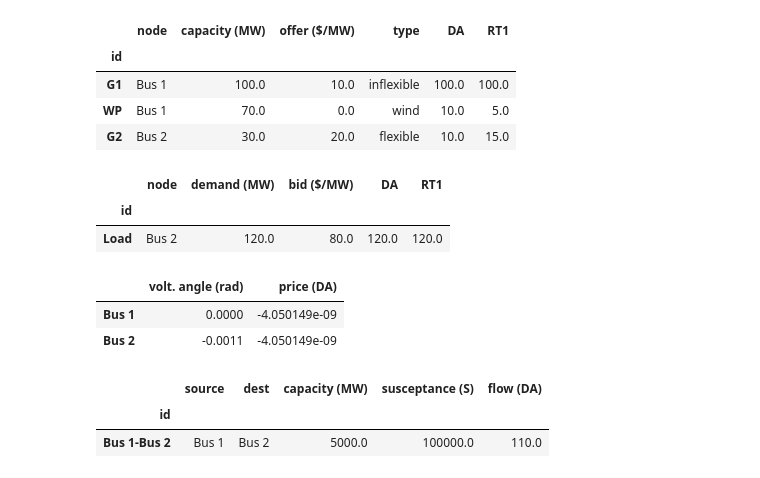
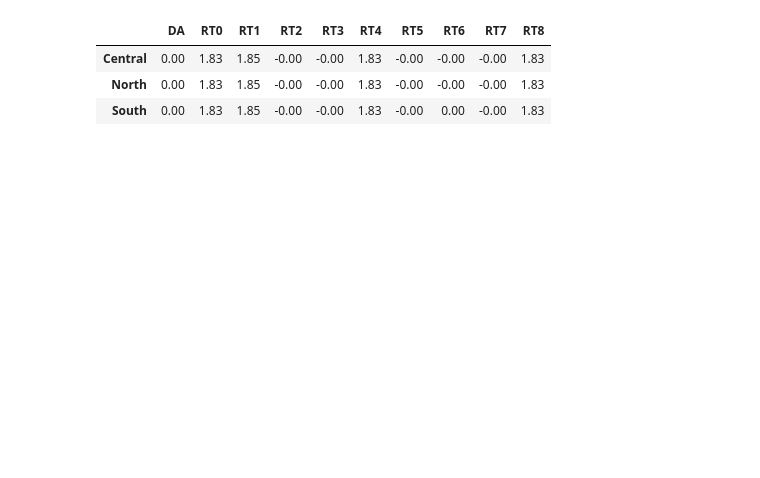
Before and after one commit to drakesiard/power, a Jupyter notebook: dtu31792/project/proj2-stochastic-program.ipynb, the cells around one changed output. Drawn from its saved outputs; the diff is of its cells as text; code cells hidden in the pictures; blank space fills up the shorter version.

```diff
--- a/dtu31792/project/proj2-stochastic-program.ipynb
+++ b/dtu31792/project/proj2-stochastic-program.ipynb
@@ -24,5 +27,6 @@ supply.head()
 # %%
-demand = pd.read_csv('stochastic_example_bid.csv').set_index('id')
+# demand = pd.read_csv('inputs/stochastic_example_bid.csv').set_index('id')
+demand = pd.read_csv('inputs/20201007_bids_cb.processed.csv').set_index('id')
 ndemand = len(demand)
 ushed = demand['bid ($/MW)'].max()
 print(demand.shape)
@@ -62,6 +76,6 @@ print(nodes)
 # %%
 lines = pd.DataFrame([
-    ['%s-%s' % (src, dest), src, dest, 5e3, 1e5]
+    ['%s-%s' % (src, dest), src, dest, 5e3, 1e4]
     for src, dest in itertools.combinations(nodes, 2)
 ], columns=['id', 'source', 'dest', 'capacity (MW)', 'susceptance (S)']).set_index('id')
 nlines = len(lines)
@@ -183,16 +208,24 @@ M.solve()
 
 if M.getPrimalSolutionStatus() != SolutionStatus.Optimal:
     M.writeTask('proj1.opf')
-
-demand['DA'] = pD.level()
-supply['DA'] = pG.level()
-for w_id in scenarios.index.unique():
-    demand['RT%s' % w_id] = pD.level() + M.getVariable('pDrt%s' % w_id).level()
-    supply['RT%s' % w_id] = pG.level() + M.getVariable('pGrt%s' % w_id).level()
-
-lines['flow (DA)'] = line_flows.level()
-
-buses = pd.DataFrame({
-    'volt. angle (rad)': theta.level(),
-    'price (DA)': [e.dual()[0] for e in node_balance_eqs],
-}, index=nodes)
+# %%
+demand_res = demand.copy()
+demand_res['DA'] = pD.level()
+
+supply_res = supply.copy()
+supply_res['DA'] = pG.level()
+
+lines_res = lines.copy()
+lines_res['DA'] = line_flows.level()
+
+prices = pd.DataFrame({
+    'DA': [e.dual()[0] for e in node_balance_eqs],
+}, index=nodes)
+
+for i, w_id in enumerate(scenarios.index.unique()):
+    demand_res['dRT%s' % w_id] = M.getVariable('pDrt%s' % w_id).level()
+    demand_res['RT%s' % w_id] = demand_res['DA'] + demand_res['dRT%s' % w_id]
+    supply_res['dRT%s' % w_id] = M.getVariable('pGrt%s' % w_id).level()
+    supply_res['RT%s' % w_id] = pG.level() + M.getVariable('pGrt%s' % w_id).level()
+    prices['RT%s' % w_id] = [e.dual()[0] for e in node_balance_eqs_rt[i]]
+    lines_res['RT%s' % w_id] = M.getVariable('flows%s' % w_id).level()
@@ -199,27 +265,8 @@ buses = pd.DataFrame({
 # %%
-with pd.option_context('display.float_format', '{:.1f}'.format):
-    display(supply.head())
+with pd.option_context('display.float_format', '{:.2f}'.format):
+    display(prices.iloc[:,0:10])
 # %% [output]
-|  | node | capacity (MW) | offer ($/MW) | type | DA | RT1 |
-| id |  |  |  |  |  |  |
-| G1 | Bus 1 | 100.0 | 10.0 | inflexible | 100.0 | 100.0 |
-| WP | Bus 1 | 70.0 | 0.0 | wind | 10.0 | 5.0 |
-| G2 | Bus 2 | 30.0 | 20.0 | flexible | 10.0 | 15.0 |
+|  | DA | RT0 | RT1 | RT2 | RT3 | RT4 | RT5 | RT6 | RT7 | RT8 |
+| Central | 0.00 | 1.83 | 1.85 | -0.00 | -0.00 | 1.83 | -0.00 | -0.00 | -0.00 | 1.83 |
+| North | 0.00 | 1.83 | 1.85 | -0.00 | -0.00 | 1.83 | -0.00 | -0.00 | -0.00 | 1.83 |
+| South | 0.00 | 1.83 | 1.85 | -0.00 | -0.00 | 1.83 | -0.00 | 0.00 | -0.00 | 1.83 |
-# %%
-demand.head()
-# %% [output]
-|  | node | demand (MW) | bid ($/MW) | DA | RT1 |
-| id |  |  |  |  |  |
-| Load | Bus 2 | 120.0 | 80.0 | 120.0 | 120.0 |
-# %%
-buses.head()
-# %% [output]
-|  | volt. angle (rad) | price (DA) |
-| Bus 1 | 0.0000 | -4.050149e-09 |
-| Bus 2 | -0.0011 | -4.050149e-09 |
-# %%
-lines
-# %% [output]
-|  | source | dest | capacity (MW) | susceptance (S) | flow (DA) |
-| id |  |  |  |  |  |
-| Bus 1-Bus 2 | Bus 1 | Bus 2 | 5000.0 | 100000.0 | 110.0 |
```
Also changed, not shown: parts of 20 cells of this notebook, 18 other files.
